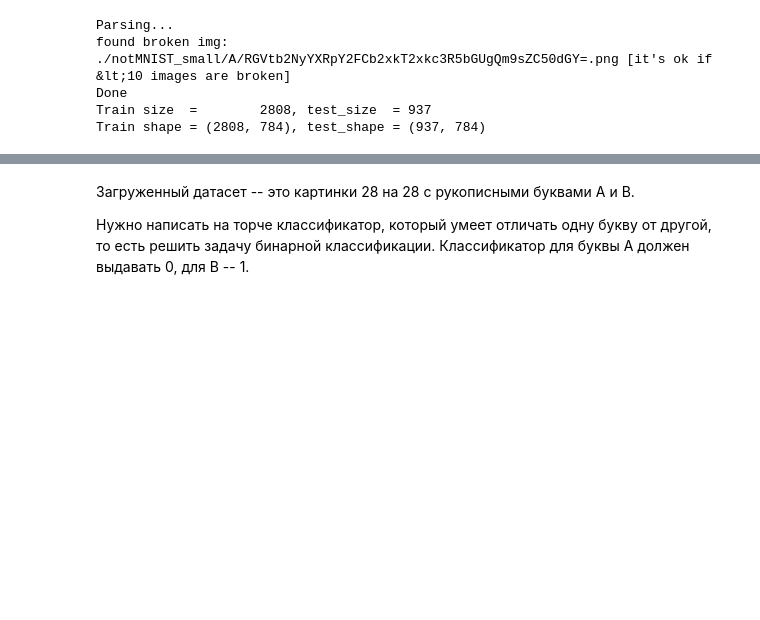
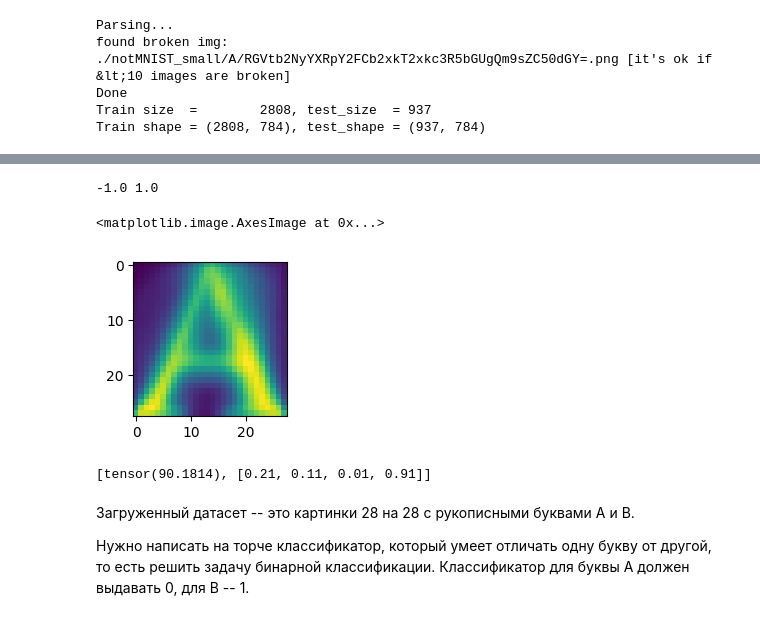
Before and after one commit to GSKW/ML, a Jupyter notebook: practice/mlp.ipynb, the cells around one changed output, grey strips where cells are left out. Drawn from its saved outputs; the diff is of its cells as text; code cells hidden in the pictures; blank space fills up the shorter version.

```diff
--- a/practice/mlp.ipynb
+++ b/practice/mlp.ipynb
@@ -32,3 +67,36 @@ for i, ind in enumerate(indeces):
+# %%
+mask1 = X_train[1].reshape([28, 28])
+for ind, letter in enumerate(X_train):
+    if y_train[ind] == 0:
+        mask1 += letter.reshape([28, 28])
+# plt.imshow(mask)
+mask1.shape
+mask1 = mask1.reshape([-1, 784])[0]
+mask1 /= np.sum((y_test<=0).astype(int)) # mask \in [A;B]
+
+
+mask1 -= min(mask1) # mask \in [0; B-A]
+mask1 /= (0.5*max(abs(mask1))) # mask \in [0; 2]
+mask1 -= 1
+A, B = min(mask1), max(mask1)
+print(A, B)
+
+# id_ = np.sum((mask>0).astype(int))
+# for ind, pixel in enumerate(mask):
+#     if pixel > 0.21:
+#         mask[ind] = 0.01
+#     elif pixel > 0 and pixel < 0.1:
+#         mask[ind] = -0.91
+mask1 = mask1.reshape([28, 28])
+plt.imshow(mask1)
+# %% [output]
+-1.0 1.0
+<matplotlib.image.AxesImage at 0x...>
+[figure, added]
+# %%
+print(max(arr))
+# %% [output]
+[tensor(90.1814), [0.21, 0.11, 0.01, 0.91]]
 # %% [markdown]
 Загруженный датасет -- это картинки 28 на 28 с рукописными буквами А и В.
 
```
Also changed, not shown: parts of 26 cells of this notebook, 2 other files.
